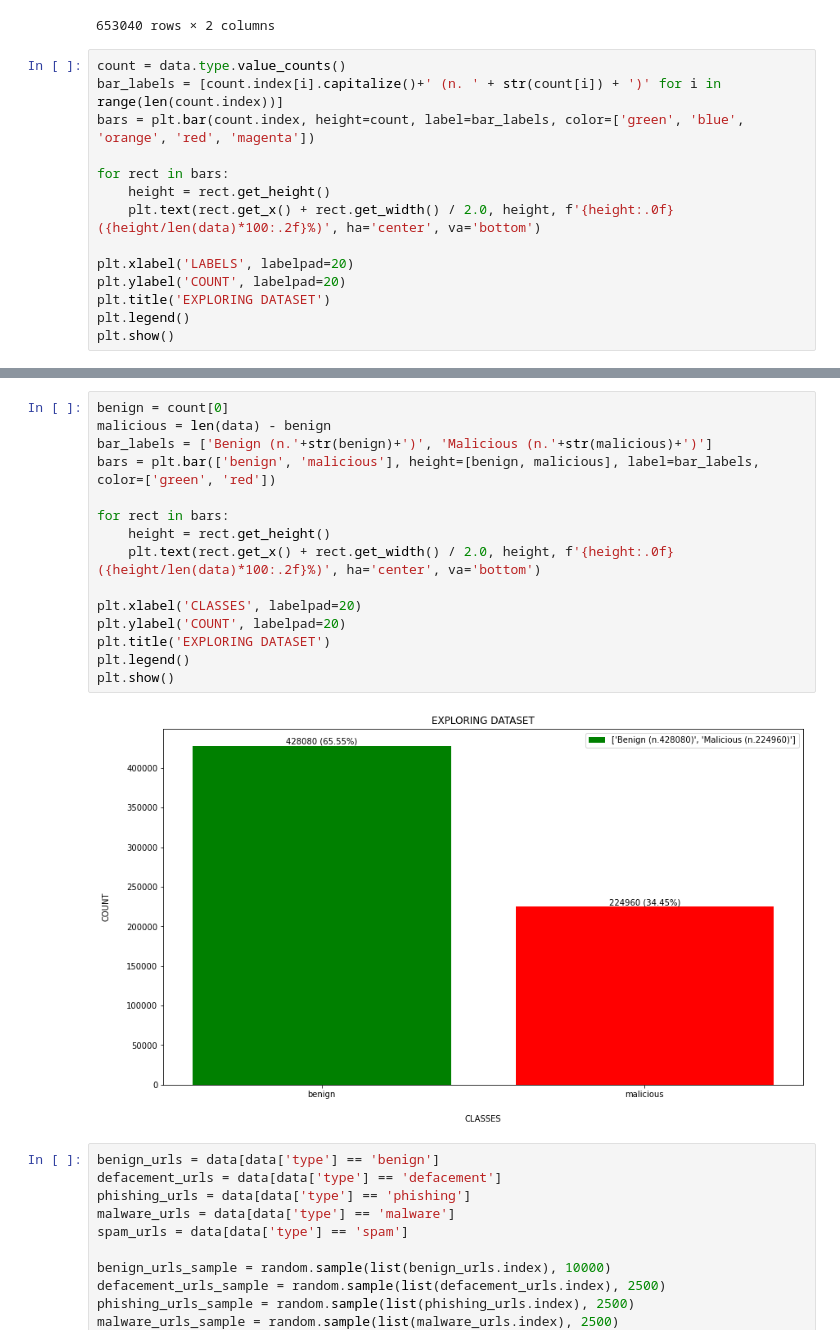
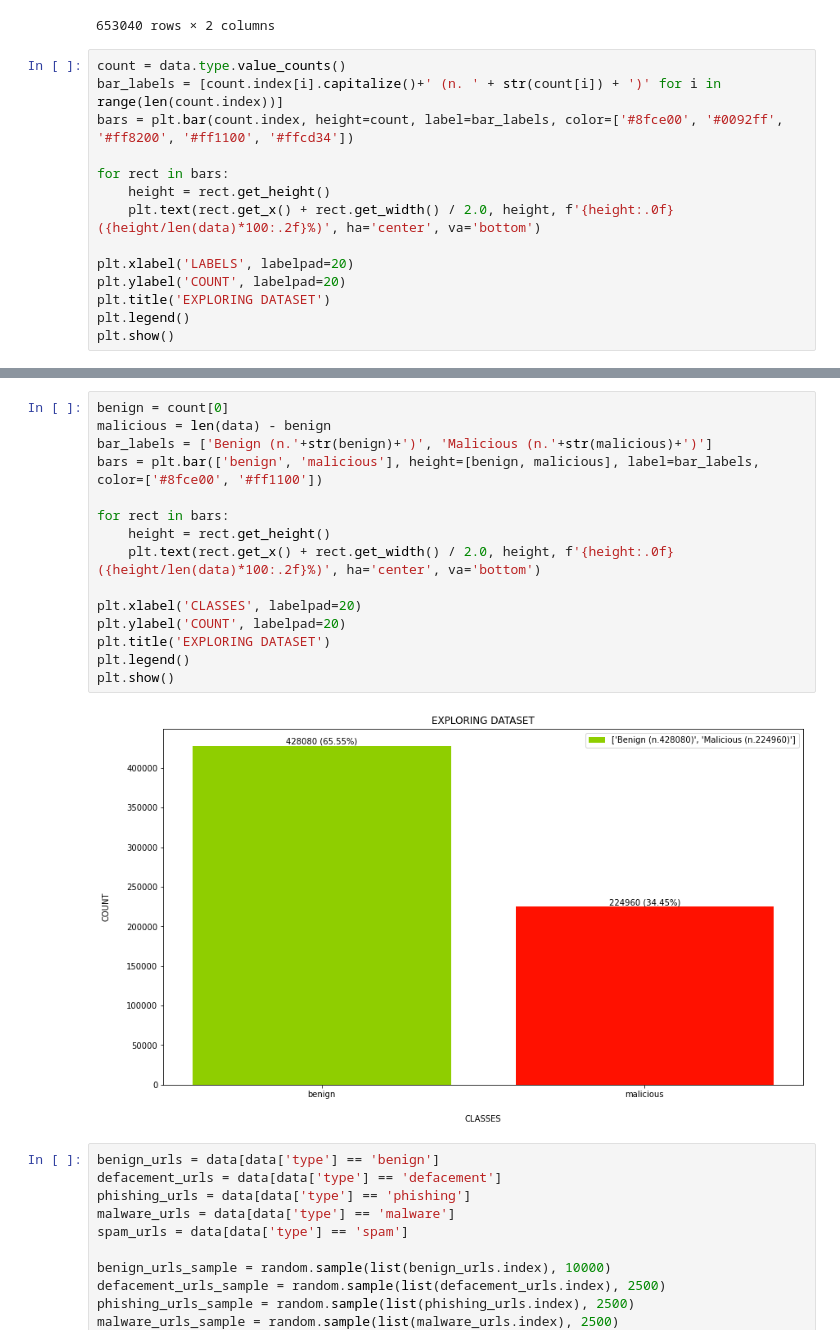
Before and after one commit to simonegramegna/Malicious_URL_detection, a Jupyter notebook: Main_URL_prediction.ipynb, the cells around one changed output, grey strips where cells are left out. Cells and saved outputs as stored; diff of their text form.

```diff
--- a/Main_URL_prediction.ipynb
+++ b/Main_URL_prediction.ipynb
@@ -56,7 +56,7 @@ data
 # %%
 count = data.type.value_counts()
 bar_labels = [count.index[i].capitalize()+' (n. ' + str(count[i]) + ')' for i in range(len(count.index))]
-bars = plt.bar(count.index, height=count, label=bar_labels, color=['green', 'blue', 'orange', 'red', 'magenta'])
+bars = plt.bar(count.index, height=count, label=bar_labels, color=['#8fce00', '#0092ff', '#ff8200', '#ff1100', '#ffcd34'])
 
 for rect in bars:
     height = rect.get_height()
@@ -72,20 +72,20 @@ plt.show()
 # %%
 benign = count[0]
 malicious = len(data) - benign
 bar_labels = ['Benign (n.'+str(benign)+')', 'Malicious (n.'+str(malicious)+')']
-bars = plt.bar(['benign', 'malicious'], height=[benign, malicious], label=bar_labels, color=['green', 'red'])
+bars = plt.bar(['benign', 'malicious'], height=[benign, malicious], label=bar_labels, color=['#8fce00', '#ff1100'])
 
 for rect in bars:
     height = rect.get_height()
     plt.text(rect.get_x() + rect.get_width() / 2.0, height, f'{height:.0f} ({height/len(data)*100:.2f}%)', ha='center', va='bottom')
 
 plt.xlabel('CLASSES', labelpad=20)
 plt.ylabel('COUNT', labelpad=20)
 plt.title('EXPLORING DATASET')
 plt.legend()
 plt.show()
 # %% [output]
-[figure, old version]
+[figure, new version]
 # %%
 benign_urls = data[data['type'] == 'benign']
 defacement_urls = data[data['type'] == 'defacement']
```
Also changed, not shown: parts of 7 cells of this notebook.
